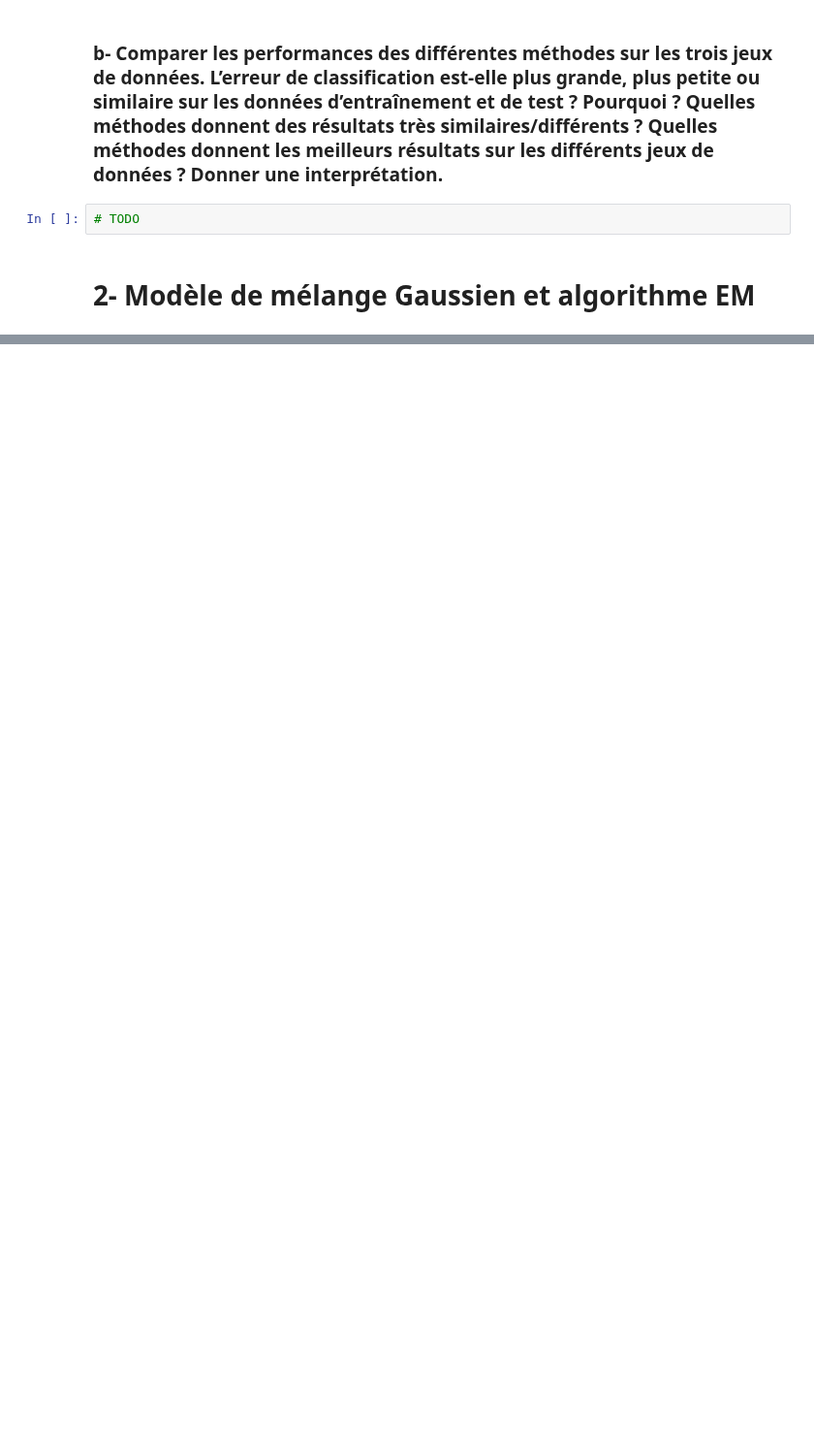
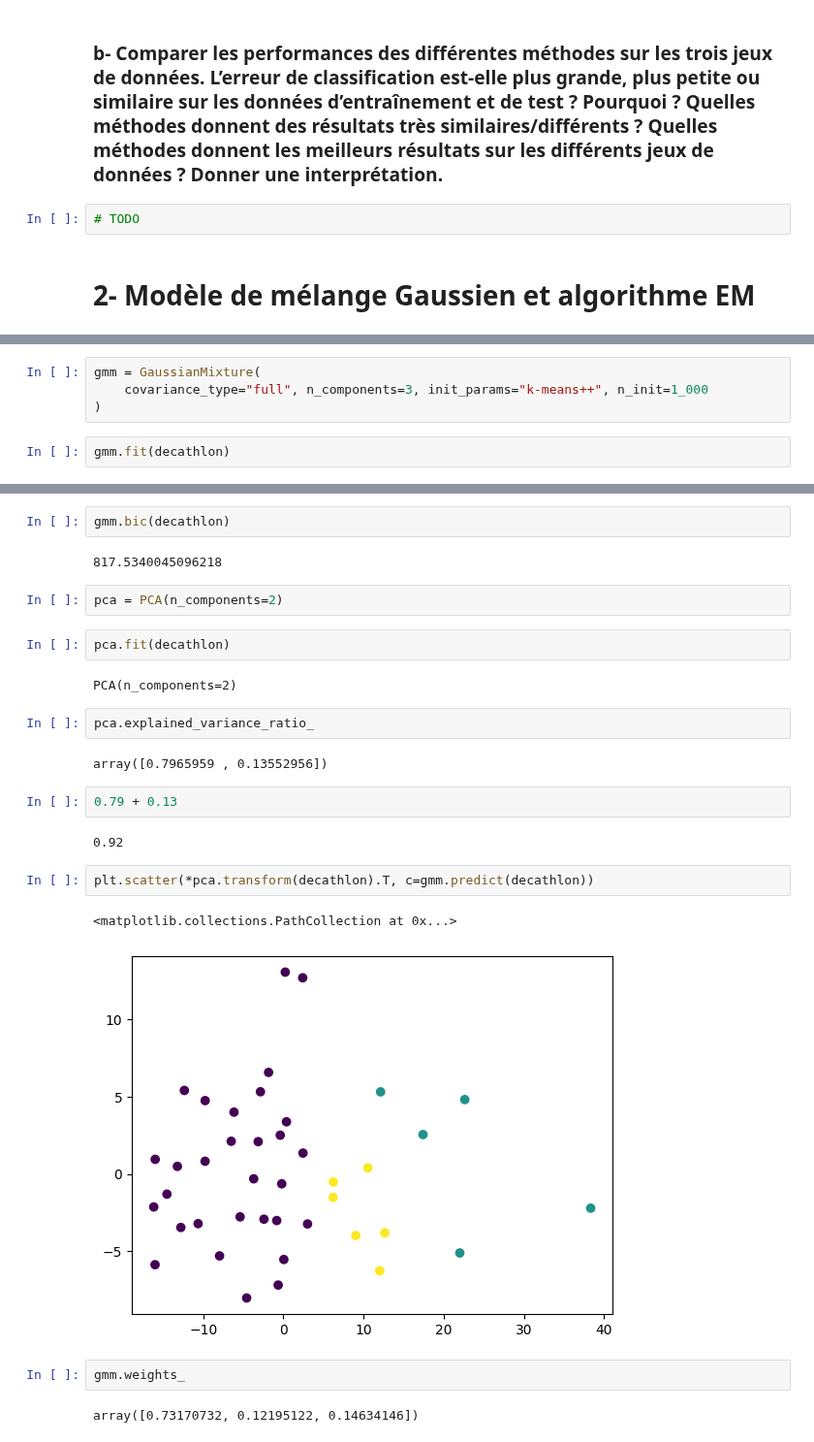
Before and after one commit to jExbrayat/introduction-artificial-intelligence, a Jupyter notebook: projet.ipynb, the cells around one changed output, grey strips where cells are left out. Shown at 97% size. Drawn from its saved outputs; the diff is of its cells as text; blank space fills up the shorter version.

```diff
--- a/projet.ipynb
+++ b/projet.ipynb
@@ -1081,0 +1166,6 @@ results["C"]
+# %%
+gmm = GaussianMixture(
+    covariance_type="full", n_components=3, init_params="k-means++", n_init=1_000
+)
+# %%
+gmm.fit(decathlon)
@@ -1081,0 +1183,27 @@ results["C"]
+# %%
+gmm.bic(decathlon)
+# %% [output]
+817.5340045096218
+# %%
+pca = PCA(n_components=2)
+# %%
+pca.fit(decathlon)
+# %% [output]
+PCA(n_components=2)
+# %%
+pca.explained_variance_ratio_
+# %% [output]
+array([0.7965959 , 0.13552956])
+# %%
+0.79 + 0.13
+# %% [output]
+0.92
+# %%
+plt.scatter(*pca.transform(decathlon).T, c=gmm.predict(decathlon))
+# %% [output]
+<matplotlib.collections.PathCollection at 0x...>
+[figure, added]
+# %%
+gmm.weights_
+# %% [output]
+array([0.73170732, 0.12195122, 0.14634146])
```
Also changed, not shown: parts of 29 cells of this notebook, 3 other files.
